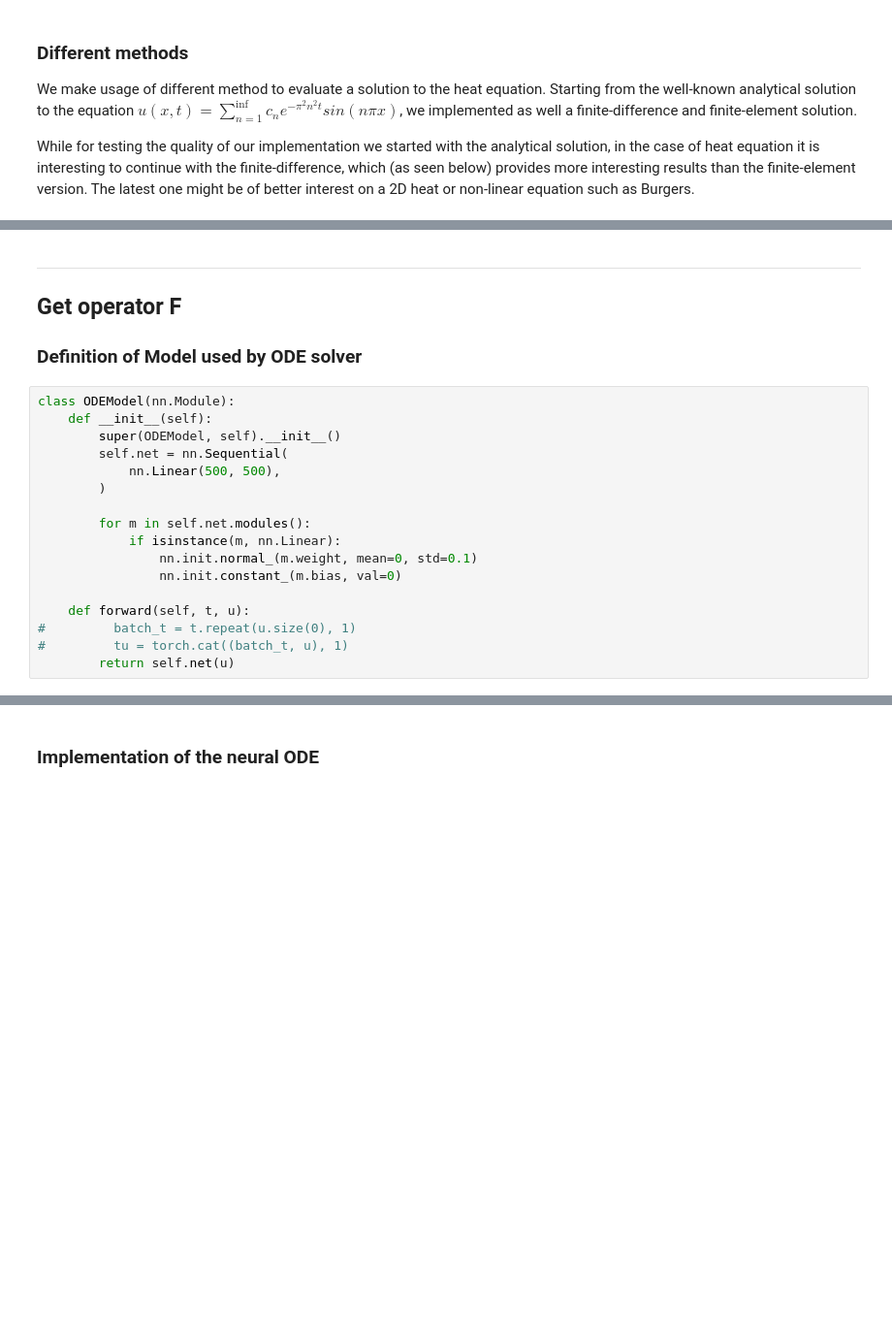
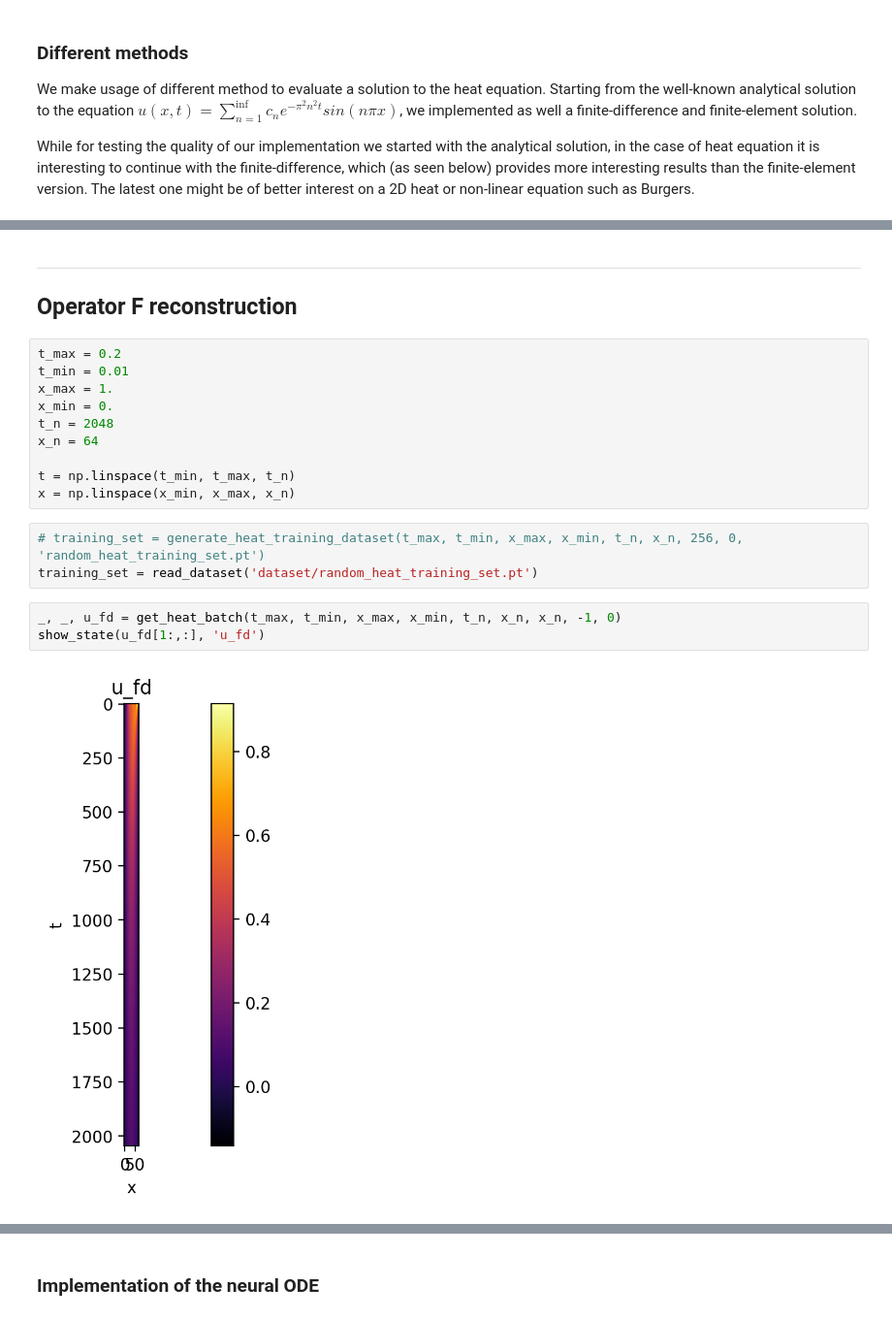
Before and after one commit to vdesgrange/closure-model, a Jupyter notebook: experiments/heat_equation_ode_solver_experiments.ipynb, the cells around one changed output, grey strips where cells are left out. Shown at 97% size. Cells and saved outputs as stored; diff of their text form; blank space fills up the shorter version.

```diff
--- a/experiments/heat_equation_ode_solver_experiments.ipynb
+++ b/experiments/heat_equation_ode_solver_experiments.ipynb
@@ -68,23 +69,22 @@ show_state(u_fe, 'u_fe')
 # %% [markdown]
 ---
 
-## Get operator F
-
-### Definition of Model used by ODE solver
+## Operator F reconstruction
-# %%
-class ODEModel(nn.Module):
-    def __init__(self):
-        super(ODEModel, self).__init__()
-        self.net = nn.Sequential(
-            nn.Linear(500, 500),
-        )
-
-        for m in self.net.modules():
-            if isinstance(m, nn.Linear):
-                nn.init.normal_(m.weight, mean=0, std=0.1)
-                nn.init.constant_(m.bias, val=0)
-
-    def forward(self, t, u):
-#         batch_t = t.repeat(u.size(0), 1)
-#         tu = torch.cat((batch_t, u), 1)
-        return self.net(u)
+# %%
+t_max = 0.2
+t_min = 0.01
+x_max = 1.
+x_min = 0.
+t_n = 2048
+x_n = 64
+
+t = np.linspace(t_min, t_max, t_n)
+x = np.linspace(x_min, x_max, x_n)
+# %%
+# training_set = generate_heat_training_dataset(t_max, t_min, x_max, x_min, t_n, x_n, 256, 0, 'random_heat_training_set.pt')
+training_set = read_dataset('dataset/random_heat_training_set.pt')
+# %%
+_, _, u_fd = get_heat_batch(t_max, t_min, x_max, x_min, t_n, x_n, x_n, -1, 0)
+show_state(u_fd[1:,:], 'u_fd')
+# %% [output]
+[figure, added]
```
Also changed, not shown: parts of 27 cells of this notebook, 5 other files.
